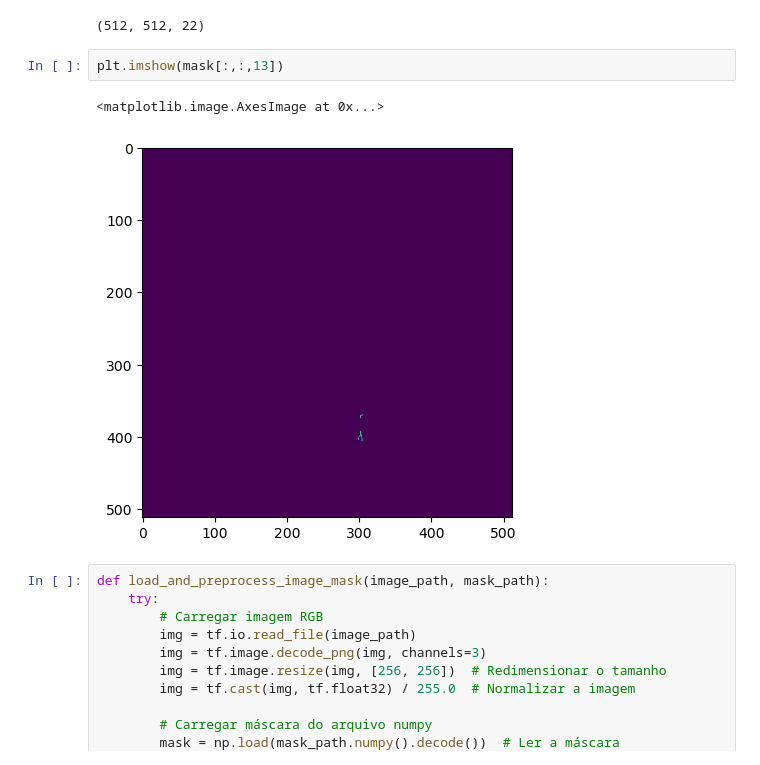
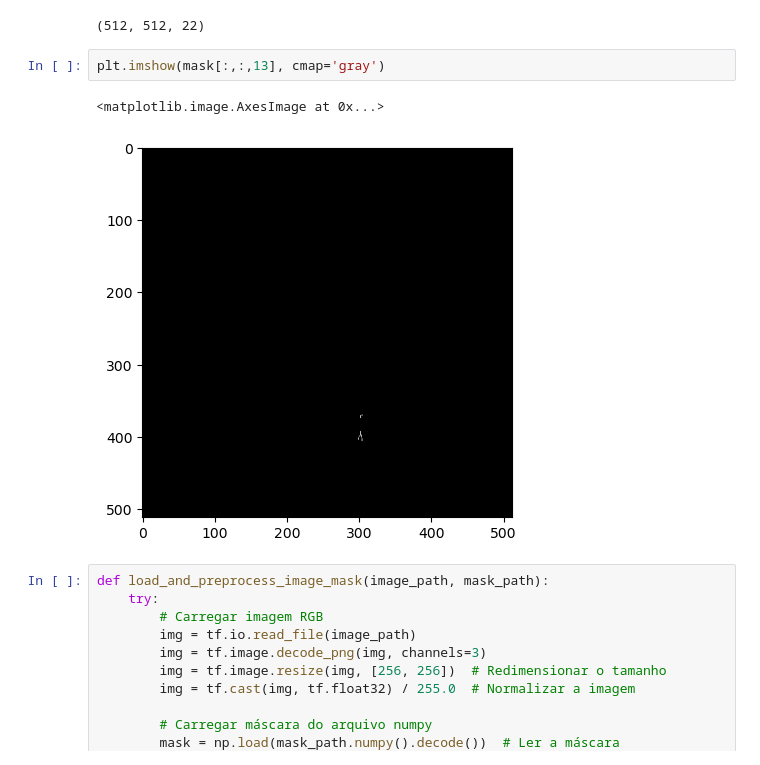
Before and after one commit to rpgouveia/pucpr_pibiti_semantic_segmentation, a Jupyter notebook: study_tf_unet_multilabel_model_v1.ipynb, the cells around one changed output. Cells and saved outputs as stored; diff of their text form.

```diff
--- a/study_tf_unet_multilabel_model_v1.ipynb
+++ b/study_tf_unet_multilabel_model_v1.ipynb
@@ -85,10 +85,10 @@ mask.shape
 # %% [output]
 (512, 512, 22)
 # %%
-plt.imshow(mask[:,:,13])
+plt.imshow(mask[:,:,13], cmap='gray')
 # %% [output]
 <matplotlib.image.AxesImage at 0x...>
-[figure, old version]
+[figure, new version]
 # %%
 def load_and_preprocess_image_mask(image_path, mask_path):
     try:
```
Also changed, not shown: parts of 1 cell of this notebook, 6 other files.
